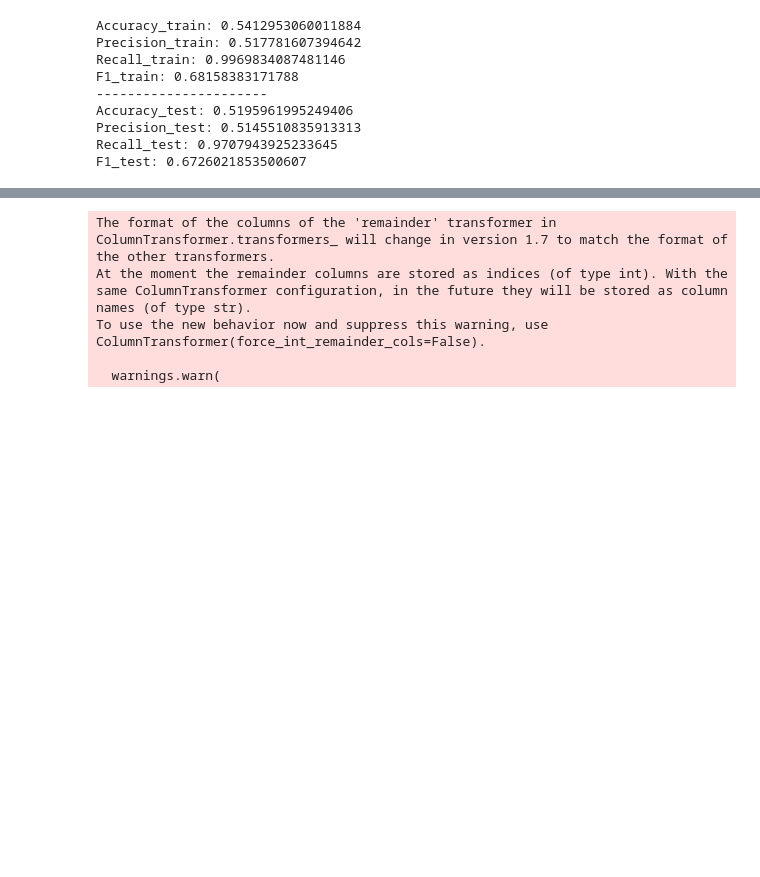
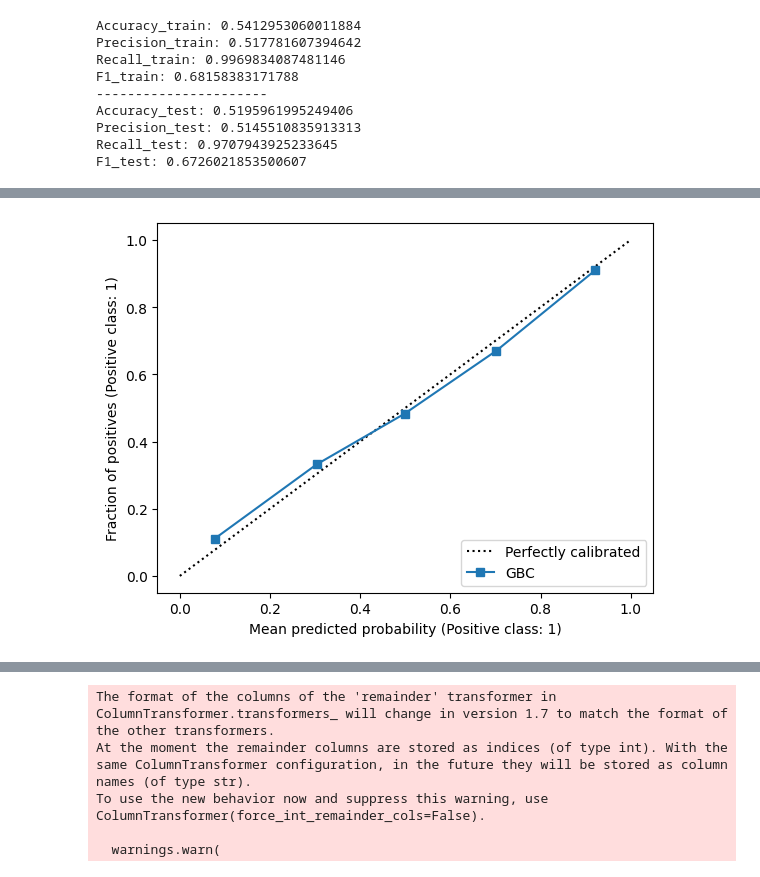
Before and after one commit to AlexIvlev/analytics_platform, a Jupyter notebook: notebooks/baseline/YP_2024_Reddit_baseline.ipynb, the cells around one changed output, grey strips where cells are left out. Drawn from its saved outputs; the diff is of its cells as text; code cells hidden in the pictures; blank space fills up the shorter version.

```diff
--- a/notebooks/baseline/YP_2024_Reddit_baseline.ipynb
+++ b/notebooks/baseline/YP_2024_Reddit_baseline.ipynb
@@ -22,6 +34,6 @@ from sklearn.svm import LinearSVC, SVC
 # %%
-# df = pd.read_parquet("/content/drive/MyDrive/datasets/reddit_parser_2024_12_06_prices.parquet")
-df = pd.read_parquet("/Users/grylkov/git/hse/analytics-platform/parsers/reddit/reddit_parser_2024_12_06_prices.parquet")
+df = pd.read_parquet("/content/drive/MyDrive/datasets/reddit_parser_2024_12_06_prices.parquet")
+# df = pd.read_parquet("/Users/grylkov/git/hse/analytics-platform/parsers/reddit/reddit_parser_2024_12_06_prices.parquet")
 # %%
 df.info()
 # %% [output]
@@ -717,0 +1222,7 @@ df.head()
+# %%
+embedding_df = pd.DataFrame(df['doc_embedding'].to_list(), columns=[f'emb_{i}' for i in range(100)])
+df_emb = df.copy()
+df_emb = df_emb.drop(columns=['doc_embedding']).join(embedding_df)
+# %%
+X_train, X_test, y_train, y_test = train_test_split(df_emb.drop(columns=['target', 'price_1d']), df_emb['target'], test_size=0.2, random_state=69)
+categorical_columns = ['subreddit', 'type', 'ticker']
@@ -717,0 +1271,10 @@ df.head()
+# %%
+best_parameters = {'n_estimators': 460, 'learning_rate': 0.10270500950873558, 'max_depth': 9, 'min_samples_split': 10, 'min_samples_leaf': 4, 'subsample': 0.9995540338327519, 'max_features': None}
+
+best_gbc = GradientBoostingClassifier(**best_parameters)
+best_gbc.fit(X_train, y_train)
+
+pred_train = best_gbc.predict(X_train)
+pred_test = best_gbc.predict(X_test)
+
+classification_metrics(y_train, pred_train, y_test, pred_test)
@@ -717,0 +1291,7 @@ df.head()
+# %%
+from sklearn.calibration import CalibrationDisplay
+
+cd = CalibrationDisplay.from_estimator(best_gbc, X_test, y_test, name='GBC')
+plt.show()
+# %% [output]
+[figure, added]
```
Also changed, not shown: parts of 63 cells of this notebook, 2 other files.
